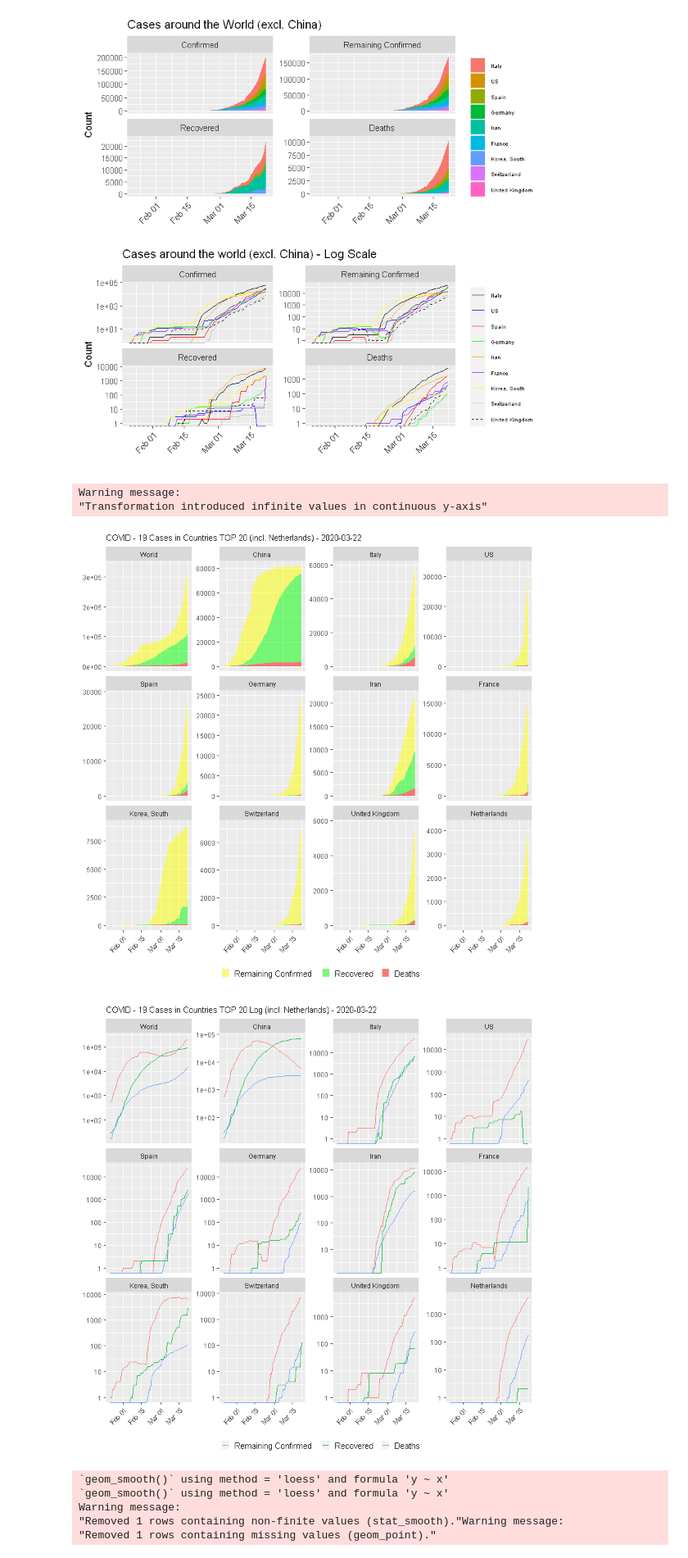
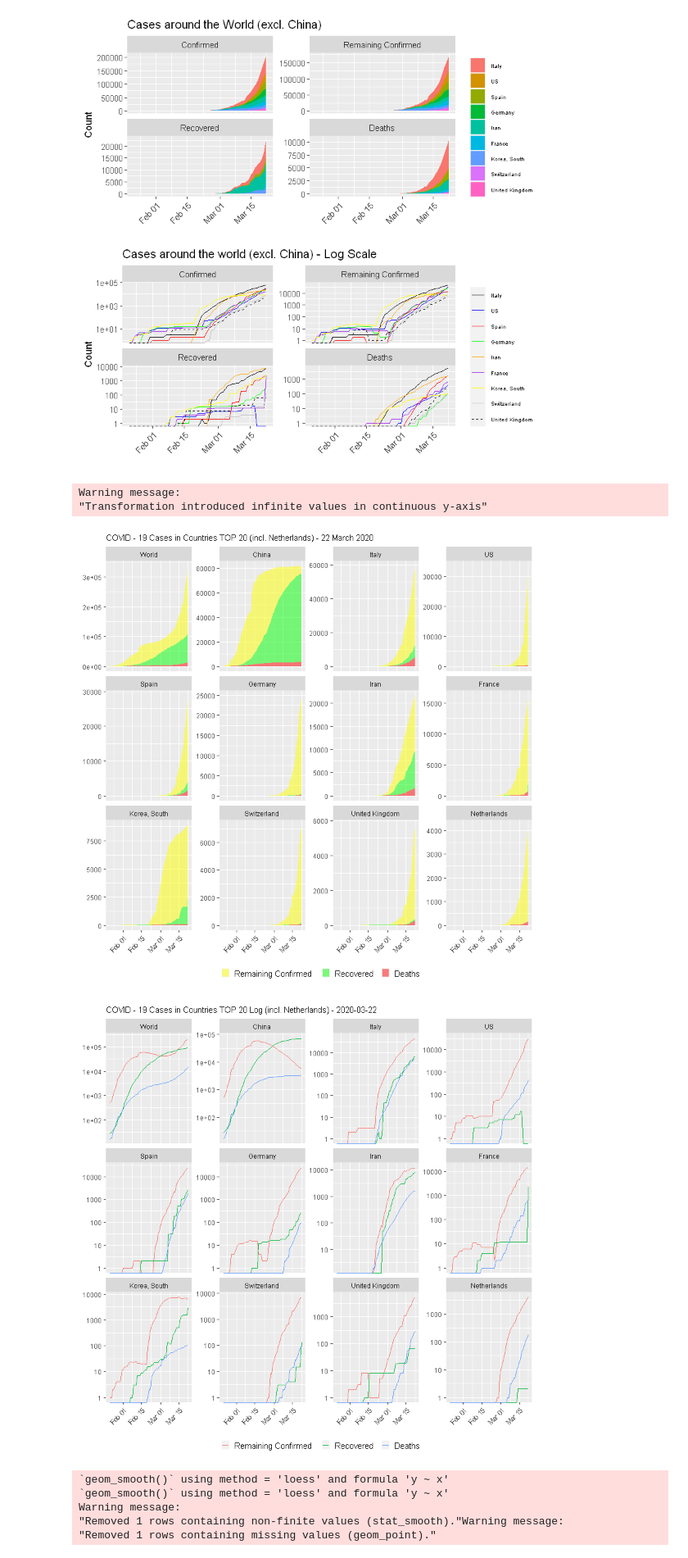
Before and after one commit to carlosug/COVID-19-Analytics, a Jupyter notebook: Data Science in R workshop.ipynb, the cells around one changed output. Shown: that part at 82% size. Cells and saved outputs as stored; diff of their text form; code cells hidden in the pictures.

```diff
--- a/Data Science in R workshop.ipynb
+++ b/Data Science in R workshop.ipynb
@@ -76,6 +76,7 @@ range(dates)
 
 min.date <- min(dates)
 max.date <- max(dates)
+max.date.txt <- max.date %>% format('%d %B %Y')
 # last update on 16 March 2020 max.date
 
 # Data Preparation steps:
@@ -299,37 +300,37 @@ if(!('Netherlands' %in% top.countries)) {
 df %>% filter(type != 'Confirmed') %>%
   ggplot(aes(x=date, y=count, fill=type)) +
   geom_area(alpha=0.5) +
-  labs(title = paste0('COVID - 19 Cases in Countries TOP 20 (incl. Netherlands) - ', max.date)) +
+  labs(title = paste0('COVID - 19 Cases in Countries TOP 20 (incl. Netherlands) - ', max.date.txt)) +
   scale_fill_manual(values=c('yellow','green','red')) +
   theme(legend.title=element_blank(), legend.position='bottom',
         plot.title= element_text(size = 9),
         axis.title.x=element_blank(),
         axis.title.y = element_blank(),
         legend.key.size = unit(0.3, 'cm'),
         strip.text.x = element_text(size=7),
         axis.text=element_text(size = 7),
         axis.text.x = element_text(angle=45, hjust=1)) +
   facet_wrap(~country, ncol=4, scale='free_y') #+ scale_y_continuous(trans = 'log10')
 
 # cases by country - log case
 df %>% filter(type != 'Confirmed') %>%
   ggplot(aes(x=date, y=count, color=type)) +
   geom_line() +
   labs(title = paste0('COVID - 19 Cases in Countries TOP 20 Log (incl. Netherlands) - ', max.date)) +
   scale_fill_manual(values=c('red','green','blue')) +
   theme(legend.title=element_blank(), legend.position='bottom',
         plot.title= element_text(size = 9),
         axis.title.x=element_blank(),
         axis.title.y = element_blank(),
         legend.key.size = unit(0.3, 'cm'),
         strip.text.x = element_text(size=7),
         axis.text=element_text(size = 7),
         axis.text.x = element_text(angle=45, hjust=1)) +
   facet_wrap(~country, ncol=4, scale='free_y') + scale_y_continuous(trans = 'log10')
 # %% [output]
 Warning message:
 "Transformation introduced infinite values in continuous y-axis"
-[figure, old version]
+[figure, new version]
 [figure]
 # %%
 
```
Also changed, not shown: parts of 4 cells of this notebook, 11 other files.
